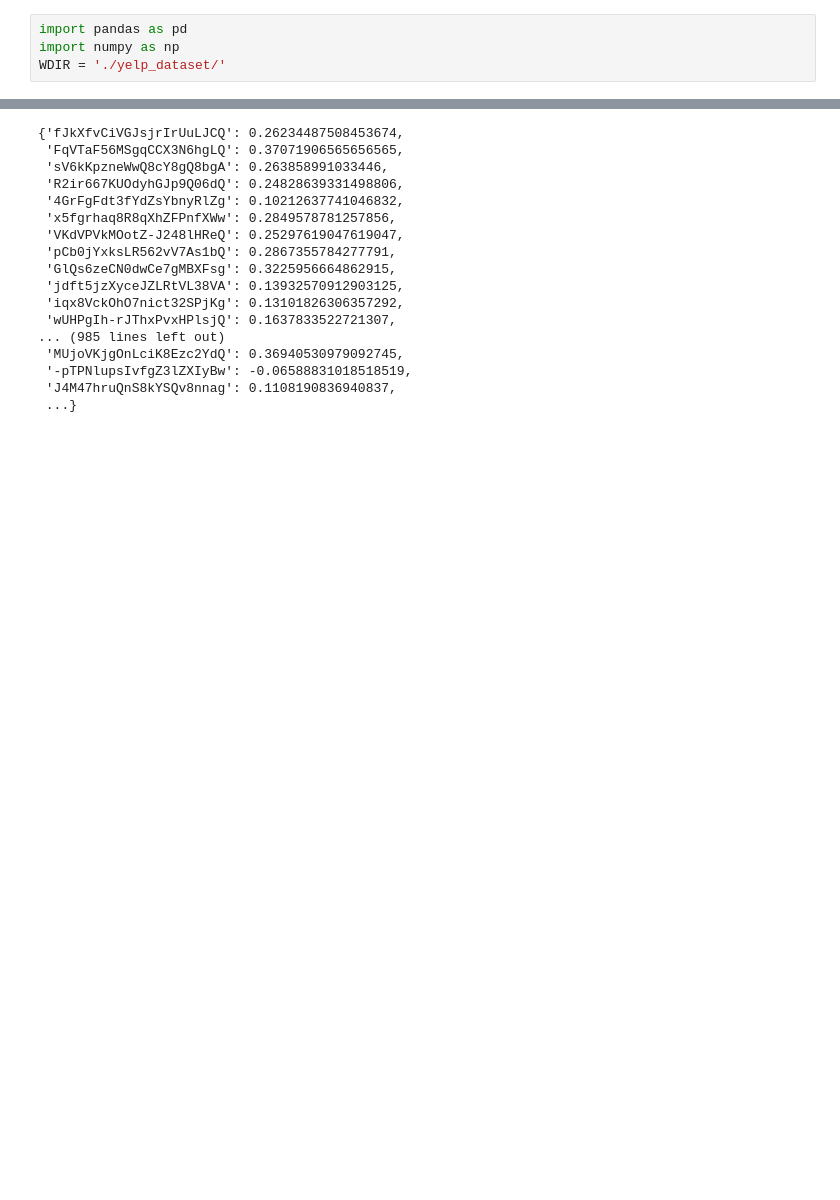
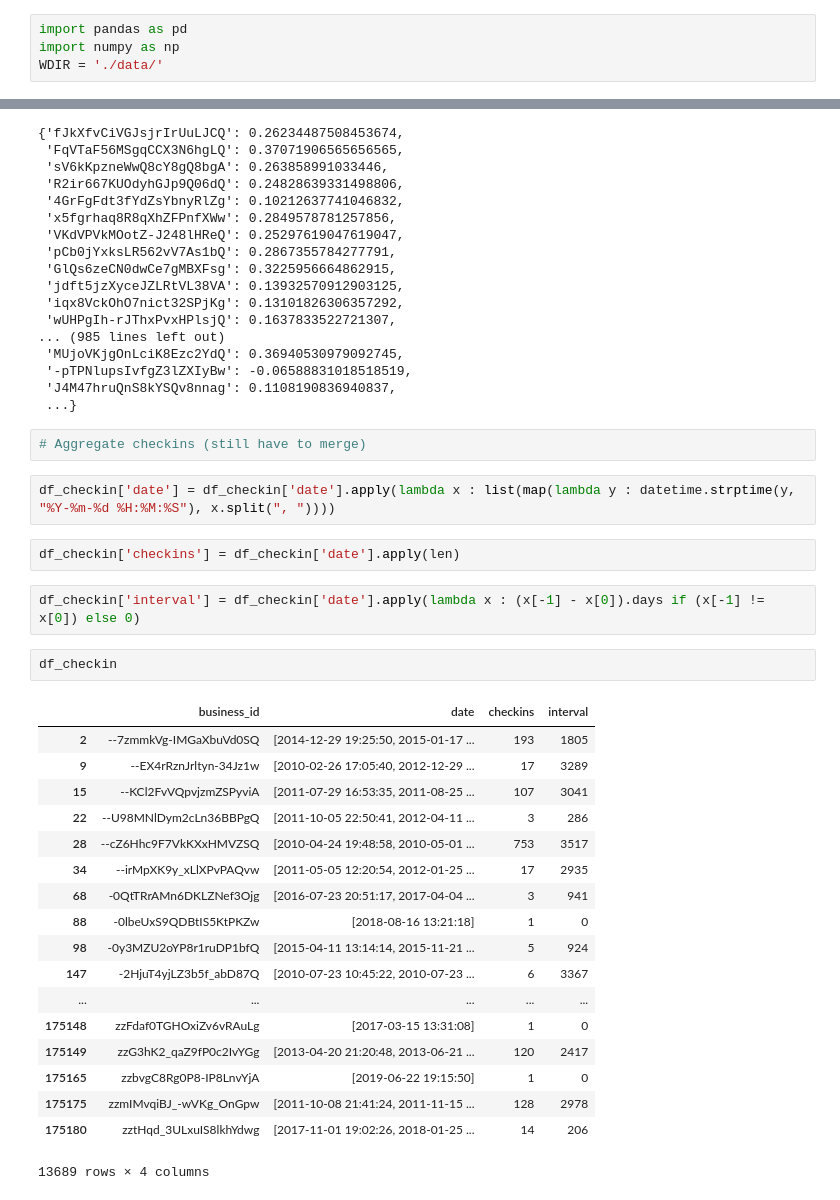
Before and after one commit to anooppanyam/ML4UVA-Business-Closures-1, a Jupyter notebook: MLProj.ipynb, the cells around one changed output, grey strips where cells are left out. Saved outputs shown, nothing was run; the diff lists cells and outputs as text; blank space fills up the shorter version.

Commit message:
Committer: Anoop Panyam <anooppanyam@anoops-mbp.lan>  On branch master  Your branch is up to date with 'origin/master'.  Changes to be committed: 	modified:   MLProj.ipynb

```diff
--- a/MLProj.ipynb
+++ b/MLProj.ipynb
@@ -1,7 +1,7 @@
 # %%
 import pandas as pd
 import numpy as np
-WDIR = './yelp_dataset/'
+WDIR = './data/'
 # %%
 business_json_path = WDIR + "yelp_academic_dataset_business.json"
 checkin_json_path = WDIR + "yelp_academic_dataset_checkin.json"
@@ -159,3 +107,32 @@ bus_score_dict
  '-pTPNlupsIvfgZ3lZXIyBw': -0.06588831018518519,
  'J4M47hruQnS8kYSQv8nnag': 0.1108190836940837,
  ...}
+# %%
+# Aggregate checkins (still have to merge)
+# %%
+df_checkin['date'] = df_checkin['date'].apply(lambda x : list(map(lambda y : datetime.strptime(y, "%Y-%m-%d %H:%M:%S"), x.split(", "))))
+# %%
+df_checkin['checkins'] = df_checkin['date'].apply(len)
+# %%
+df_checkin['interval'] = df_checkin['date'].apply(lambda x : (x[-1] - x[0]).days if (x[-1] != x[0]) else 0)
+# %%
+df_checkin
+# %% [output]
+|  | business_id | date | checkins | interval |
+| 2 | --7zmmkVg-IMGaXbuVd0SQ | [2014-12-29 19:25:50, 2015-01-17 ... | 193 | 1805 |
+| 9 | --EX4rRznJrltyn-34Jz1w | [2010-02-26 17:05:40, 2012-12-29 ... | 17 | 3289 |
+| 15 | --KCl2FvVQpvjzmZSPyviA | [2011-07-29 16:53:35, 2011-08-25 ... | 107 | 3041 |
+| 22 | --U98MNlDym2cLn36BBPgQ | [2011-10-05 22:50:41, 2012-04-11 ... | 3 | 286 |
+| 28 | --cZ6Hhc9F7VkKXxHMVZSQ | [2010-04-24 19:48:58, 2010-05-01 ... | 753 | 3517 |
+| 34 | --irMpXK9y_xLlXPvPAQvw | [2011-05-05 12:20:54, 2012-01-25 ... | 17 | 2935 |
+| 68 | -0QtTRrAMn6DKLZNef3Ojg | [2016-07-23 20:51:17, 2017-04-04 ... | 3 | 941 |
+| 88 | -0lbeUxS9QDBtIS5KtPKZw | [2018-08-16 13:21:18] | 1 | 0 |
+| 98 | -0y3MZU2oYP8r1ruDP1bfQ | [2015-04-11 13:14:14, 2015-11-21 ... | 5 | 924 |
+| 147 | -2HjuT4yjLZ3b5f_abD87Q | [2010-07-23 10:45:22, 2010-07-23 ... | 6 | 3367 |
+| ... | ... | ... | ... | ... |
+| 175148 | zzFdaf0TGHOxiZv6vRAuLg | [2017-03-15 13:31:08] | 1 | 0 |
+| 175149 | zzG3hK2_qaZ9fP0c2IvYGg | [2013-04-20 21:20:48, 2013-06-21 ... | 120 | 2417 |
+| 175165 | zzbvgC8Rg0P8-IP8LnvYjA | [2019-06-22 19:15:50] | 1 | 0 |
+| 175175 | zzmIMvqiBJ_-wVKg_OnGpw | [2011-10-08 21:41:24, 2011-11-15 ... | 128 | 2978 |
+| 175180 | zztHqd_3ULxuIS8lkhYdwg | [2017-11-01 19:02:26, 2018-01-25 ... | 14 | 206 |
+13689 rows × 4 columns
```
Also changed, not shown: parts of 12 cells of this notebook.
